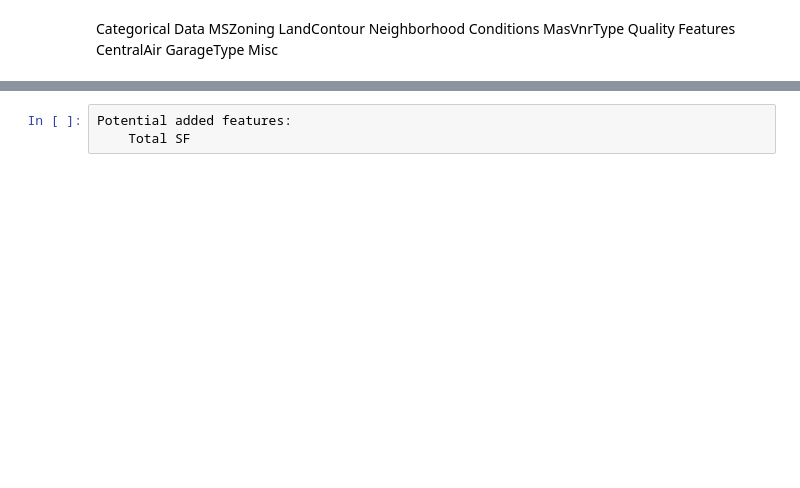
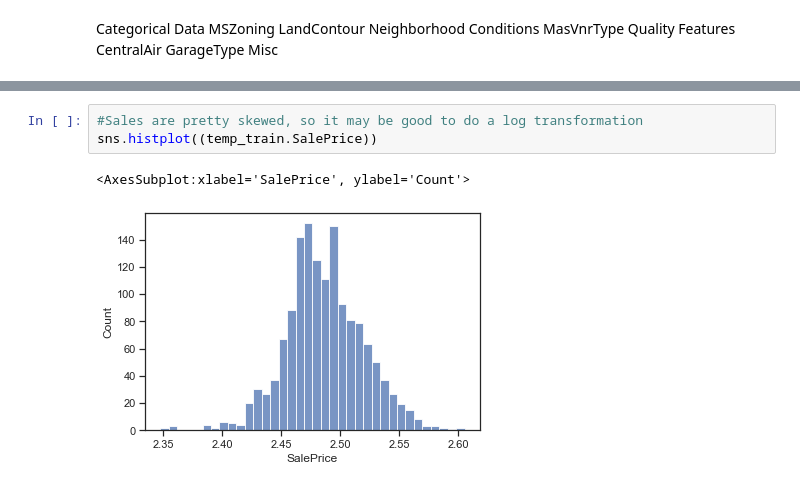
Before and after one commit to 123srb/Housing-Prices, a Jupyter notebook: Housing Prices Analysis.ipynb, the cells around one changed output, grey strips where cells are left out. Saved outputs shown, nothing was run; the diff lists cells and outputs as text; blank space fills up the shorter version.

```diff
--- a/Housing Prices Analysis.ipynb
+++ b/Housing Prices Analysis.ipynb
@@ -524,3 +524,6 @@ NameError: name 'y' is not defined
-# %%
-Potential added features:
-    Total SF
+# %%
+#Sales are pretty skewed, so it may be good to do a log transformation
+sns.histplot((temp_train.SalePrice))
+# %% [output]
+<AxesSubplot:xlabel='SalePrice', ylabel='Count'>
+[figure, added]
```
Also changed, not shown: parts of 26 cells of this notebook.
